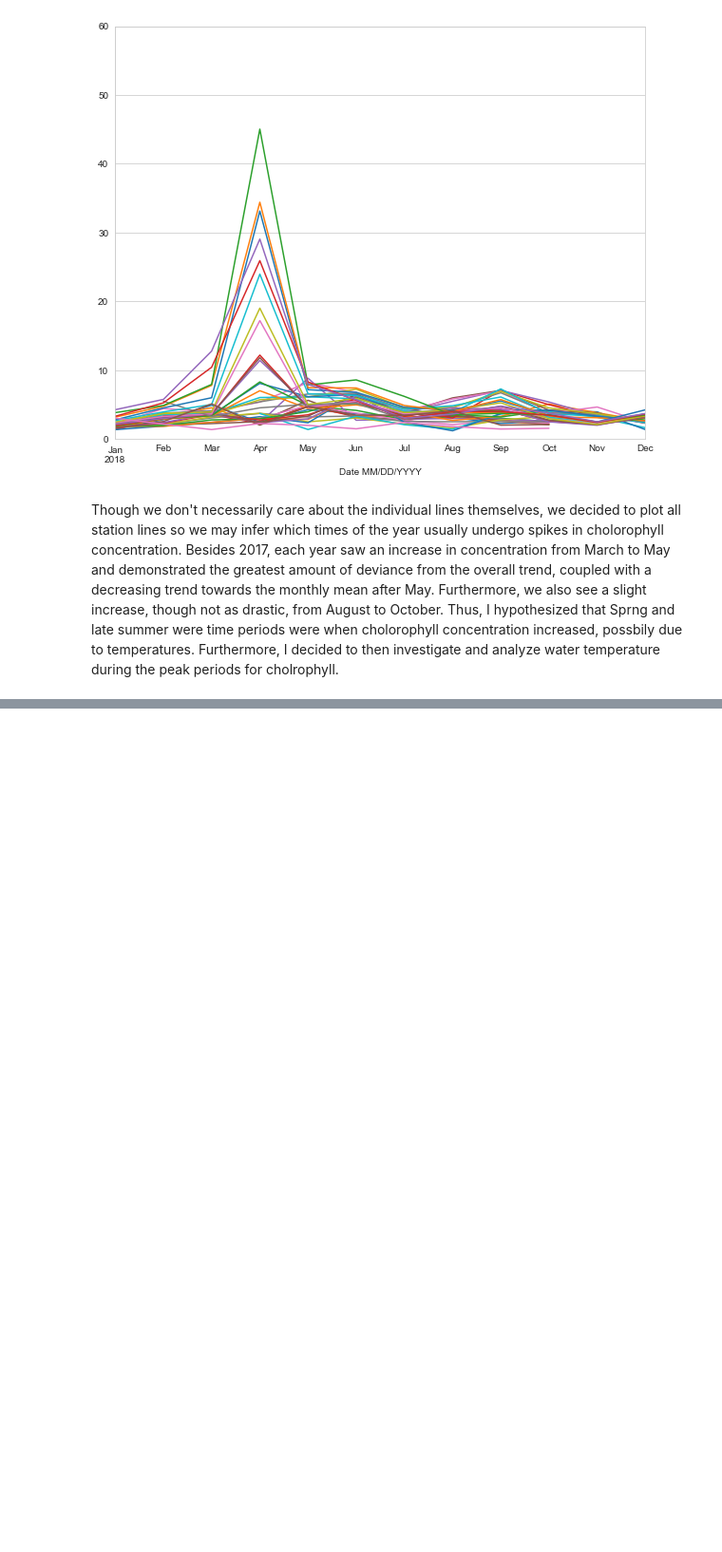
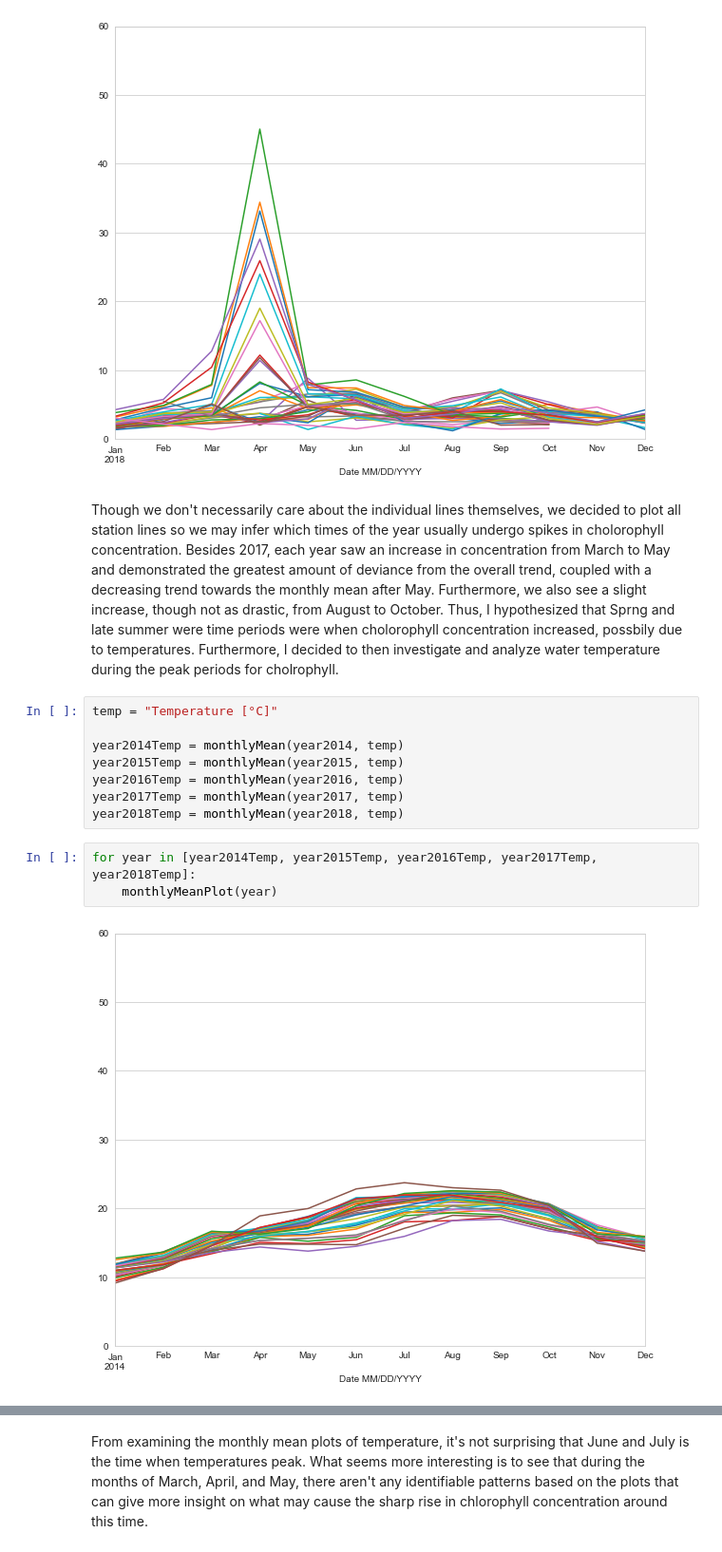
Before and after one commit to xbriandavid/bayareaWater, a Jupyter notebook: analysis.ipynb, the cells around one changed output, grey strips where cells are left out. Shown at 95% size. Cells and saved outputs as stored; diff of their text form; blank space fills up the shorter version.

```diff
--- a/analysis.ipynb
+++ b/analysis.ipynb
@@ -185,3 +184,16 @@ for year in [year2014Chloro, year2015Chloro, year2016Chloro, year2017Chloro, yea
 [figure]
 # %% [markdown]
 Though we don't necessarily care about the individual lines themselves, we decided to plot all station lines so we may infer which times of the year usually undergo spikes in cholorophyll concentration. Besides 2017, each year saw an increase in concentration from March to May and demonstrated the greatest amount of deviance from the overall trend, coupled with a decreasing trend towards the monthly mean after May. Furthermore, we also see a slight increase, though not as drastic, from August to October. Thus, I hypothesized that Sprng and late summer were time periods were when cholorophyll concentration increased, possbily due to temperatures. Furthermore, I decided to then investigate and analyze water temperature during the peak periods for cholrophyll.
+# %%
+temp = "Temperature [°C]"
+
+year2014Temp = monthlyMean(year2014, temp)
+year2015Temp = monthlyMean(year2015, temp)
+year2016Temp = monthlyMean(year2016, temp)
+year2017Temp = monthlyMean(year2017, temp)
+year2018Temp = monthlyMean(year2018, temp)
+# %%
+for year in [year2014Temp, year2015Temp, year2016Temp, year2017Temp, year2018Temp]:
+    monthlyMeanPlot(year)
+# %% [output]
+[figure, added]
@@ -187,0 +204,2 @@ Though we don't necessarily care about the individual lines themselves, we decid
+# %% [markdown]
+From examining the monthly mean plots of temperature, it's not surprising that June and July is the time when temperatures peak. What seems more interesting is to see that during the months of March, April, and May, there aren't any identifiable patterns based on the plots that can give more insight on what may cause the sharp rise in chlorophyll concentration around this time.
```
Also changed, not shown: parts of 6 cells of this notebook, 1 other file.
